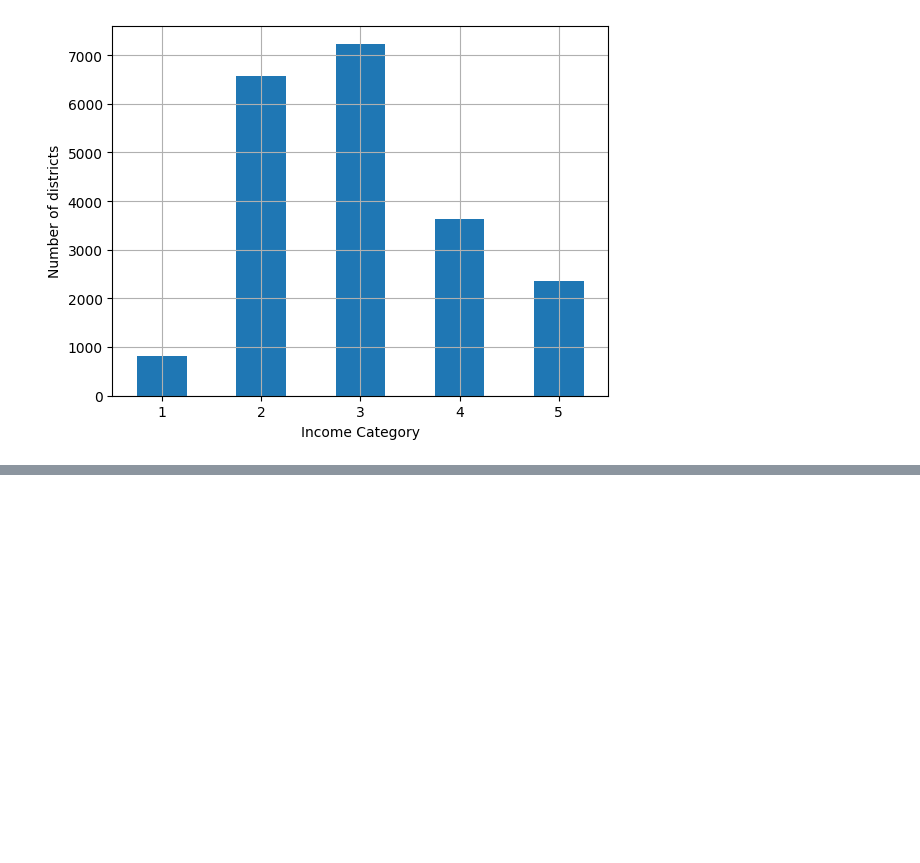
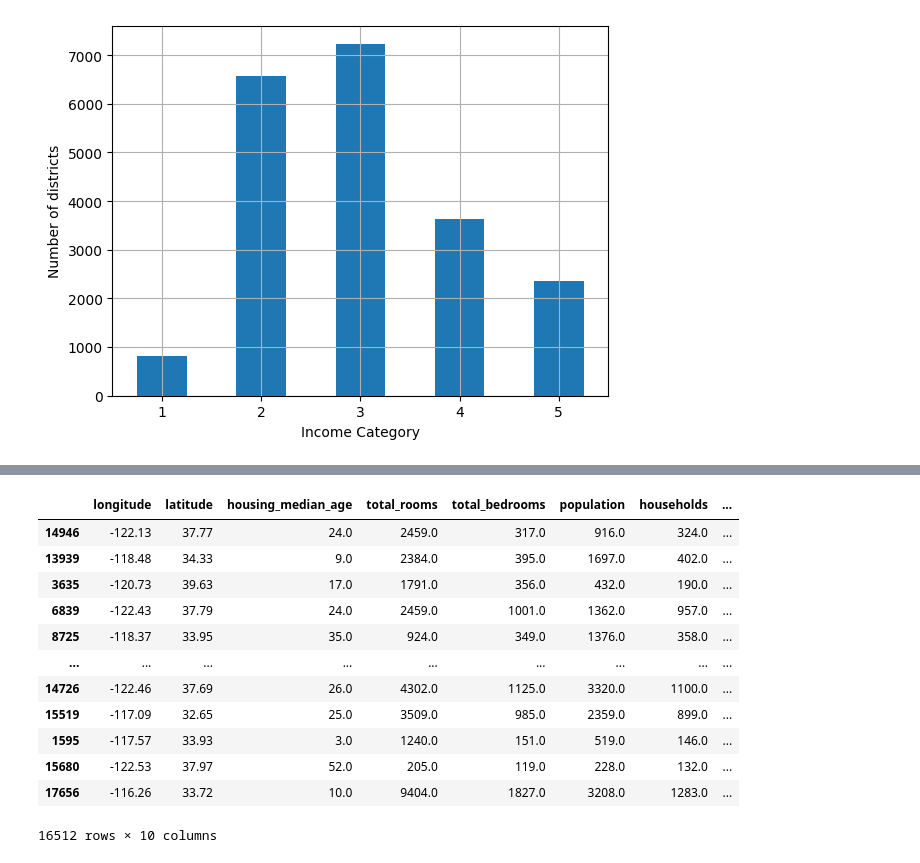
Before and after one commit to mishamickevicius/ML-Projects, a Jupyter notebook: Chapter2-Project/Notebook.ipynb, the cells around one changed output, grey strips where cells are left out. Cells and saved outputs as stored; diff of their text form; code cells hidden in the pictures; blank space fills up the shorter version.

```diff
--- a/Chapter2-Project/Notebook.ipynb
+++ b/Chapter2-Project/Notebook.ipynb
@@ -98,0 +125,16 @@ plt.show()
+# %%
+strat_train_set
+# %% [output]
+|  | longitude | latitude | housing_median_age | total_rooms | total_bedrooms | population | households | ... |
+| 14946 | -122.13 | 37.77 | 24.0 | 2459.0 | 317.0 | 916.0 | 324.0 | ... |
+| 13939 | -118.48 | 34.33 | 9.0 | 2384.0 | 395.0 | 1697.0 | 402.0 | ... |
+| 3635 | -120.73 | 39.63 | 17.0 | 1791.0 | 356.0 | 432.0 | 190.0 | ... |
+| 6839 | -122.43 | 37.79 | 24.0 | 2459.0 | 1001.0 | 1362.0 | 957.0 | ... |
+| 8725 | -118.37 | 33.95 | 35.0 | 924.0 | 349.0 | 1376.0 | 358.0 | ... |
+| ... | ... | ... | ... | ... | ... | ... | ... | ... |
+| 14726 | -122.46 | 37.69 | 26.0 | 4302.0 | 1125.0 | 3320.0 | 1100.0 | ... |
+| 15519 | -117.09 | 32.65 | 25.0 | 3509.0 | 985.0 | 2359.0 | 899.0 | ... |
+| 1595 | -117.57 | 33.93 | 3.0 | 1240.0 | 151.0 | 519.0 | 146.0 | ... |
+| 15680 | -122.53 | 37.97 | 52.0 | 205.0 | 119.0 | 228.0 | 132.0 | ... |
+| 17656 | -116.26 | 33.72 | 10.0 | 9404.0 | 1827.0 | 3208.0 | 1283.0 | ... |
+16512 rows × 10 columns
```
Also changed, not shown: parts of 13 cells of this notebook.
